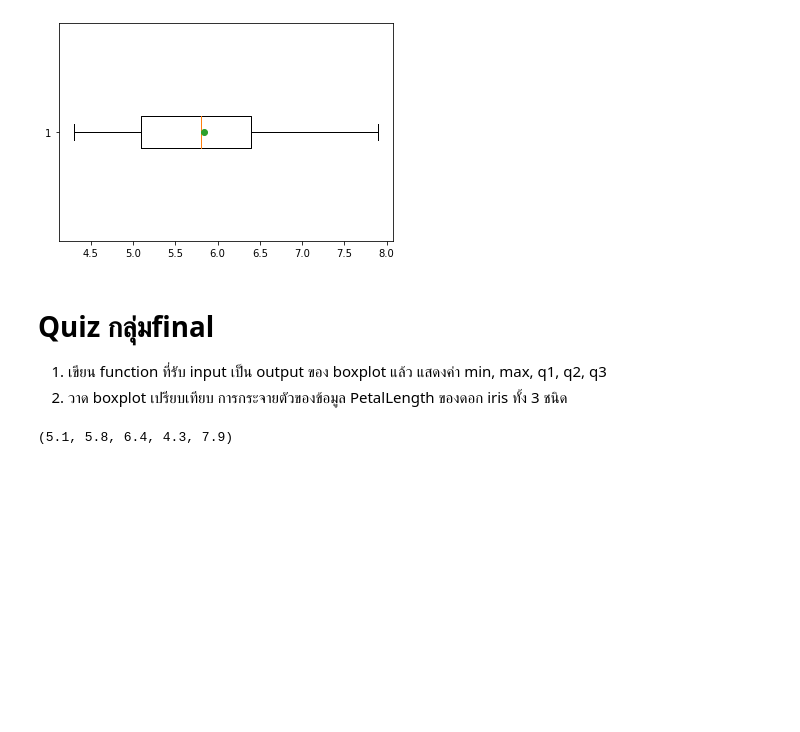
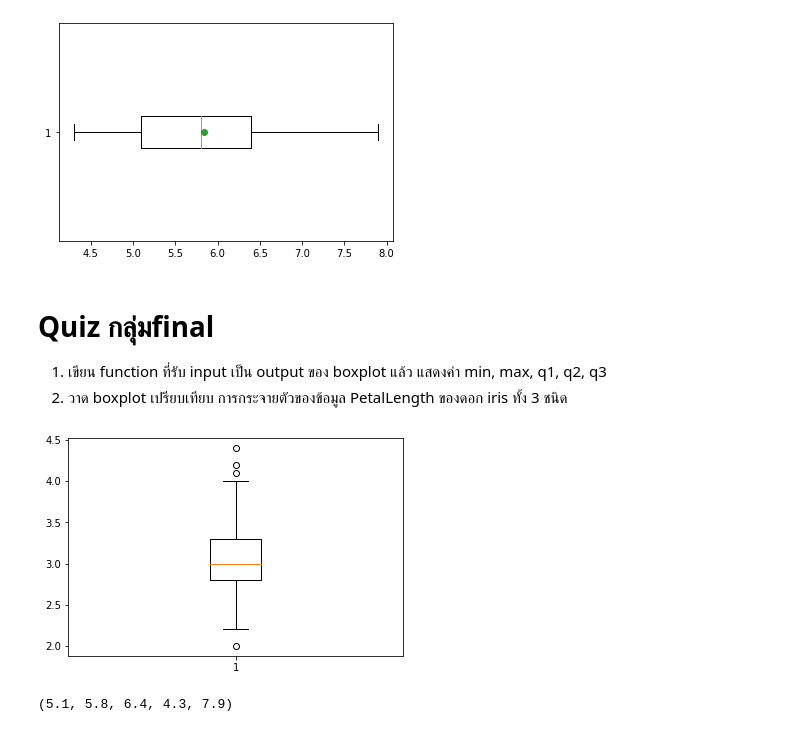
Before and after one commit to Jiraporn-klobrat/data_viz_2022, a Jupyter notebook: DataViz02_Data_Distribution.ipynb, the cells around one changed output. Cells and saved outputs as stored; diff of their text form; code cells hidden in the pictures; blank space fills up the shorter version.

```diff
--- a/DataViz02_Data_Distribution.ipynb
+++ b/DataViz02_Data_Distribution.ipynb
@@ -322,6 +322,10 @@ def box_vals(ybp,vert=True) :
         mmin = min(ybp['caps'][0].get_xdata())
         mmax = max(ybp['caps'][1].get_xdata())
     return  q1,q2,q3,mmin,mmax
+# %%
+x = plt.boxplot(df['SepalWidth'])
+# %% [output]
+[figure, added]
 # %%
 box_vals(ybp,vert=False)
 # %% [output]
```
Also changed, not shown: parts of 5 cells of this notebook.
